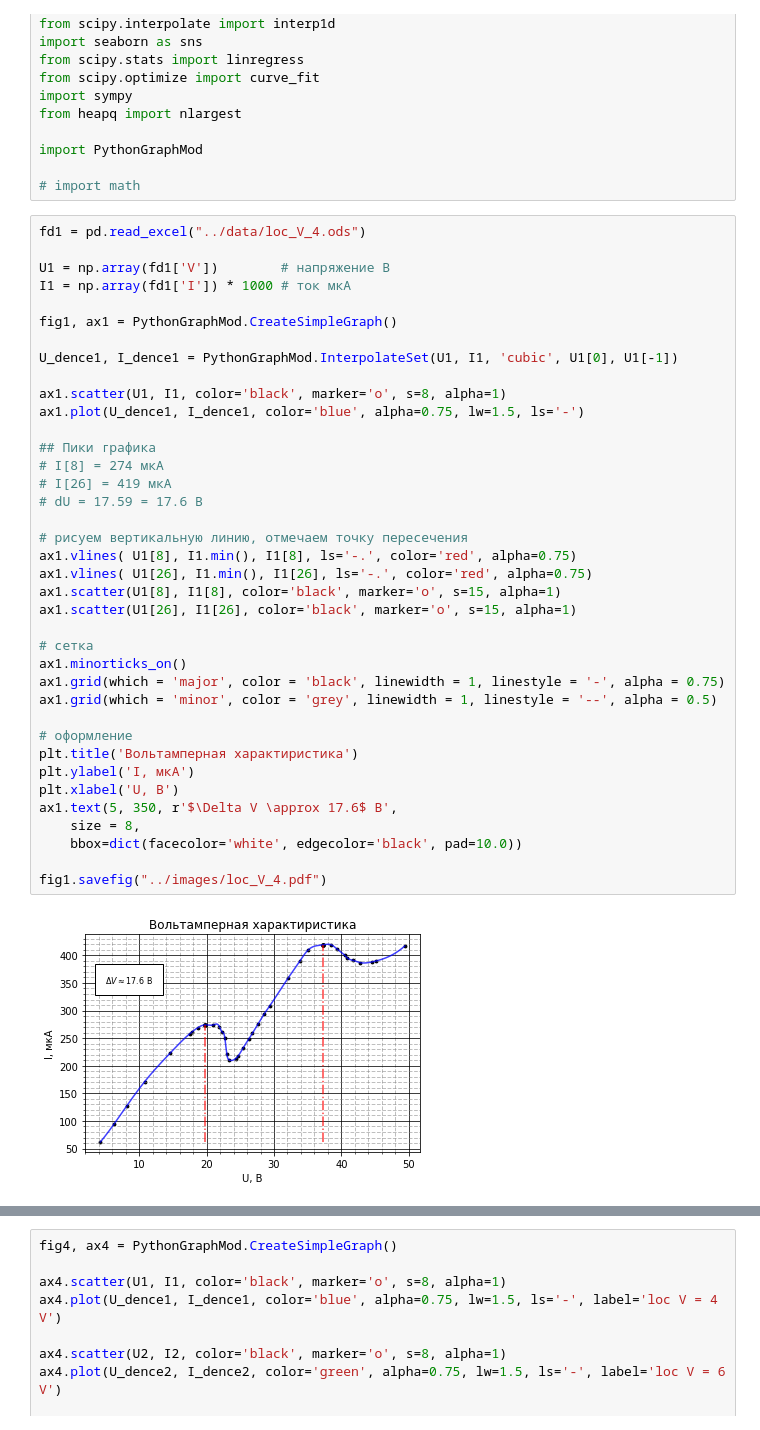
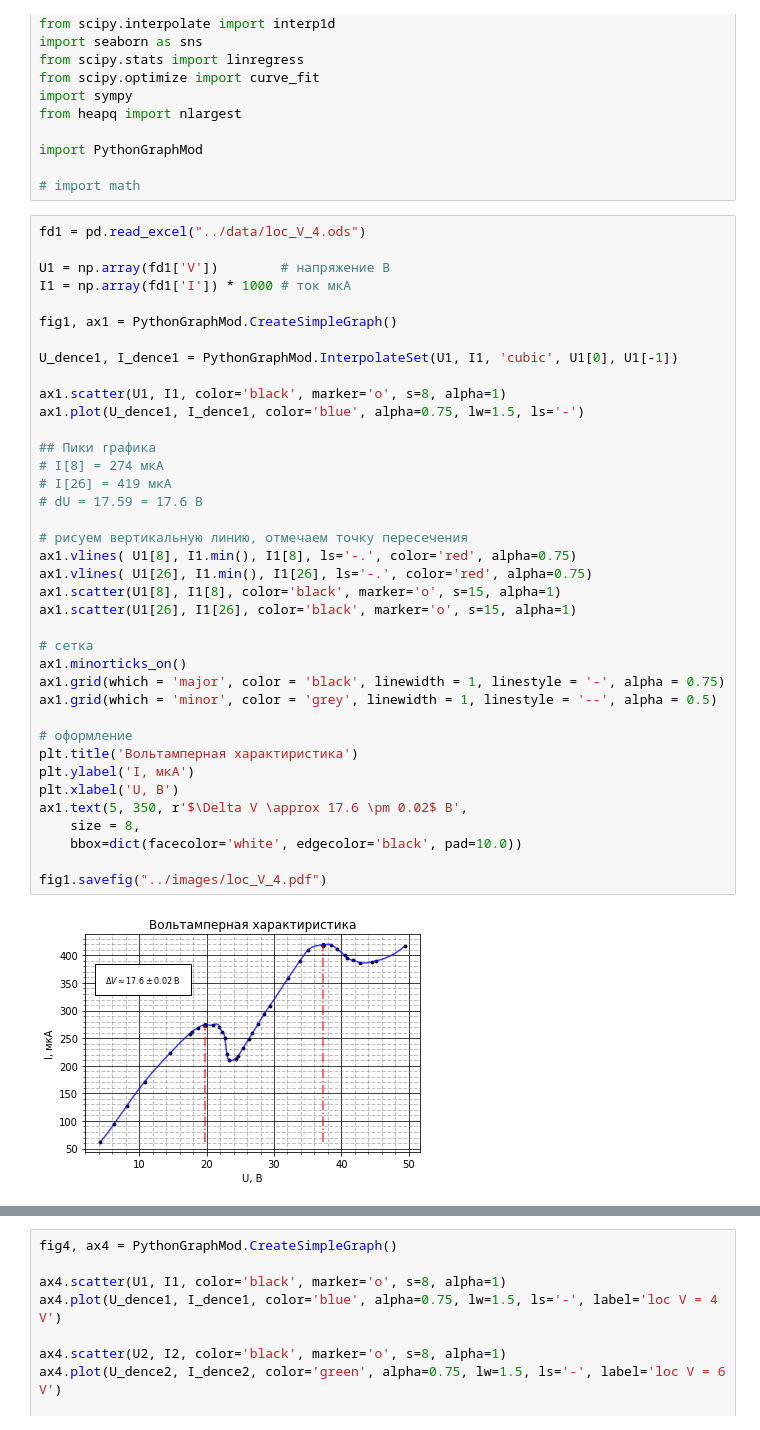
Before and after one commit to pavel-collab/MIPT_Labs, a Jupyter notebook: 5.2.1/python/graphics.ipynb, the cells around one changed output, grey strips where cells are left out. Cells and saved outputs as stored; diff of their text form.

```diff
--- a/5.2.1/python/graphics.ipynb
+++ b/5.2.1/python/graphics.ipynb
@@ -24,35 +24,35 @@ fig1, ax1 = PythonGraphMod.CreateSimpleGraph()
 U_dence1, I_dence1 = PythonGraphMod.InterpolateSet(U1, I1, 'cubic', U1[0], U1[-1])
 
 ax1.scatter(U1, I1, color='black', marker='o', s=8, alpha=1)
 ax1.plot(U_dence1, I_dence1, color='blue', alpha=0.75, lw=1.5, ls='-')
 
 ## Пики графика
 # I[8] = 274 мкА
 # I[26] = 419 мкА
 # dU = 17.59 = 17.6 В
 
 # рисуем вертикальную линию, отмечаем точку пересечения
 ax1.vlines( U1[8], I1.min(), I1[8], ls='-.', color='red', alpha=0.75)
 ax1.vlines( U1[26], I1.min(), I1[26], ls='-.', color='red', alpha=0.75)
 ax1.scatter(U1[8], I1[8], color='black', marker='o', s=15, alpha=1)
 ax1.scatter(U1[26], I1[26], color='black', marker='o', s=15, alpha=1)
 
 # сетка
 ax1.minorticks_on()
 ax1.grid(which = 'major', color = 'black', linewidth = 1, linestyle = '-', alpha = 0.75)
 ax1.grid(which = 'minor', color = 'grey', linewidth = 1, linestyle = '--', alpha = 0.5)
 
 # оформление
 plt.title('Вольтамперная характиристика')
 plt.ylabel('I, мкА')
 plt.xlabel('U, В')
-ax1.text(5, 350, r'$\Delta V \approx 17.6$ В',
+ax1.text(5, 350, r'$\Delta V \approx 17.6 \pm 0.02$ В',
     size = 8,
     bbox=dict(facecolor='white', edgecolor='black', pad=10.0))
 
 fig1.savefig("../images/loc_V_4.pdf")
 # %% [output]
-[figure, old version]
+[figure, new version]
 # %%
 fd2 = pd.read_excel("../data/loc_V_6.ods")
 
```
Also changed, not shown: parts of 2 cells of this notebook, 6 other files.
